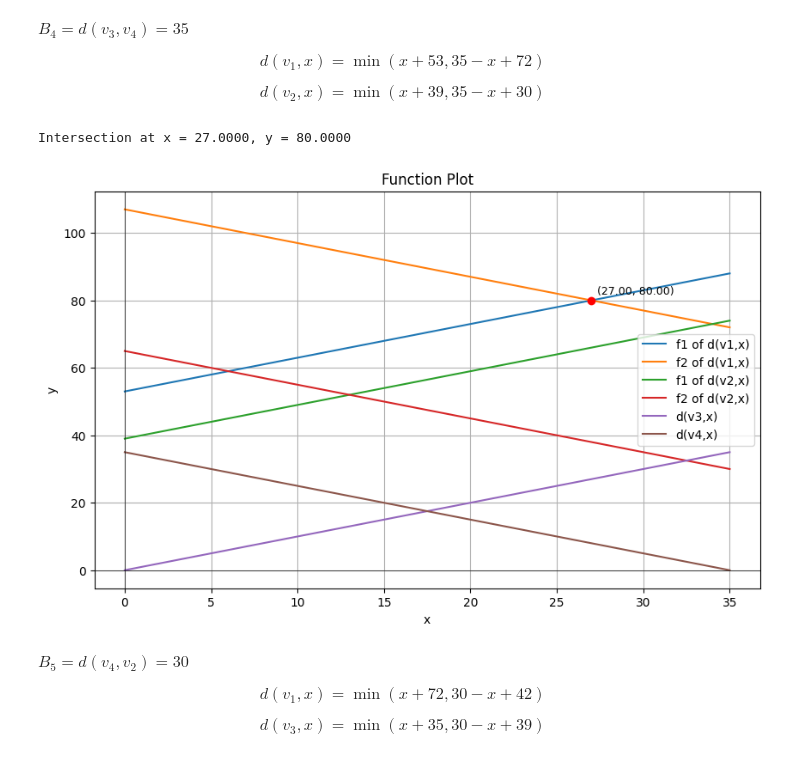
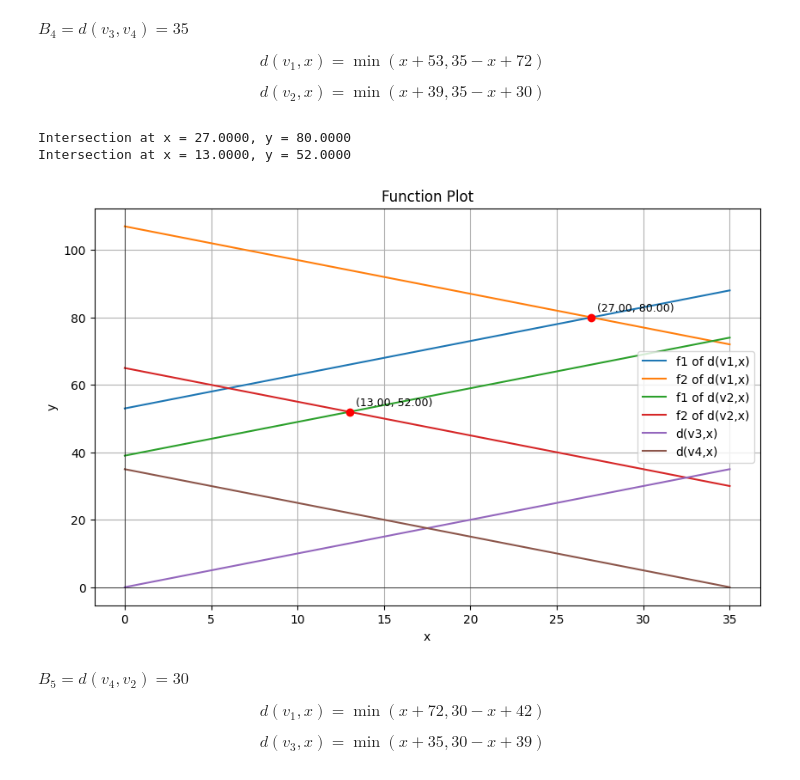
Before and after one commit to Bancie/thuhoach.nckh, a Jupyter notebook: ipynb/location/VDMH Single Center.ipynb, the cells around one changed output. Drawn from its saved outputs; the diff is of its cells as text; code cells hidden in the pictures.

```diff
--- a/ipynb/location/VDMH Single Center.ipynb
+++ b/ipynb/location/VDMH Single Center.ipynb
@@ -160,22 +160,24 @@ $$
 # %%
 B4 = FunctionPlotter(0, 35, 100)
 def f1(x): return x + 53
 def f2(x): return 35 - x + 72
 def f3(x): return x + 39
 def f4(x): return 35 - x + 30
 def f5(x): return x
 def f6(x): return 35 - x
 B4.add_function(f1, "f1 of d(v1,x)")
 B4.add_function(f2, "f2 of d(v1,x)")
 B4.add_function(f3, "f1 of d(v2,x)")
 B4.add_function(f4, "f2 of d(v2,x)")
 B4.add_function(f5, "d(v3,x)")
 B4.add_function(f6, "d(v4,x)")
 B4.find_intersection(0, 1)
+B4.find_intersection(2, 3)
 B4.plot()
 # %% [output]
 Intersection at x = 27.0000, y = 80.0000
+Intersection at x = 13.0000, y = 52.0000
-[figure, old version]
+[figure, new version]
 # %% [markdown]
 $B_5 = d(v_4, v_2) = 30$
 
```
Also changed, not shown: parts of 1 cell of this notebook, 7 other files.
